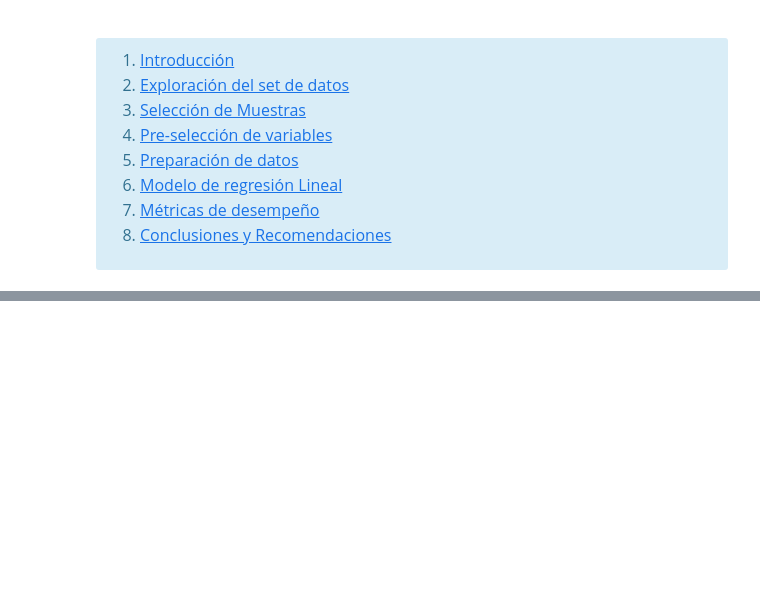
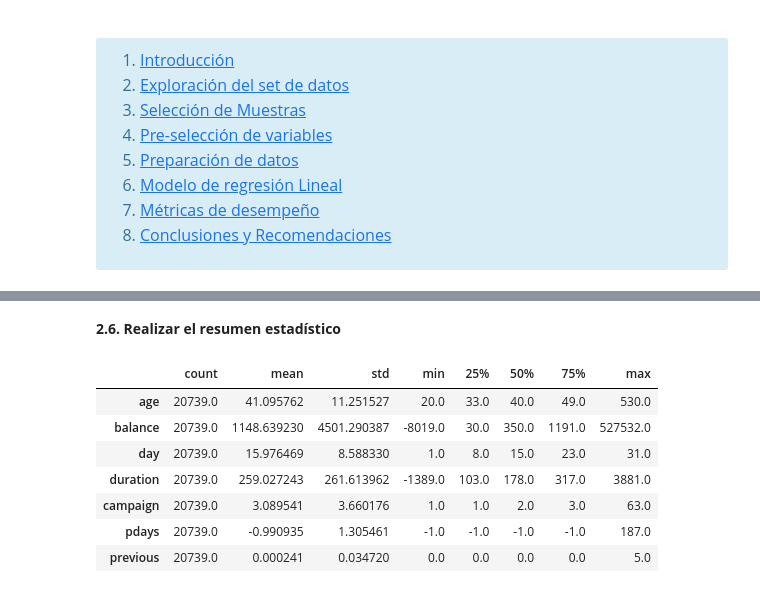
Before and after one commit to linerlander/La-Maldicion-del-Dataset-Perdido, a Jupyter notebook: DMC_Niebla.ipynb, the cells around one changed output, grey strips where cells are left out. Cells and saved outputs as stored; diff of their text form; code cells hidden in the pictures; blank space fills up the shorter version.

```diff
--- a/DMC_Niebla.ipynb
+++ b/DMC_Niebla.ipynb
@@ -43,2 +89,0 @@ df
-# %%
-df =  df.drop_duplicates()
@@ -64,0 +195,13 @@ memory usage: 2.8+ MB
+# %% [markdown]
+**2.6. Realizar el resumen estadístico**
+# %%
+df.describe().transpose()
+# %% [output]
+|  | count | mean | std | min | 25% | 50% | 75% | max |
+| age | 20739.0 | 41.095762 | 11.251527 | 20.0 | 33.0 | 40.0 | 49.0 | 530.0 |
+| balance | 20739.0 | 1148.639230 | 4501.290387 | -8019.0 | 30.0 | 350.0 | 1191.0 | 527532.0 |
+| day | 20739.0 | 15.976469 | 8.588330 | 1.0 | 8.0 | 15.0 | 23.0 | 31.0 |
+| duration | 20739.0 | 259.027243 | 261.613962 | -1389.0 | 103.0 | 178.0 | 317.0 | 3881.0 |
+| campaign | 20739.0 | 3.089541 | 3.660176 | 1.0 | 1.0 | 2.0 | 3.0 | 63.0 |
+| pdays | 20739.0 | -0.990935 | 1.305461 | -1.0 | -1.0 | -1.0 | -1.0 | 187.0 |
+| previous | 20739.0 | 0.000241 | 0.034720 | 0.0 | 0.0 | 0.0 | 0.0 | 5.0 |
```
Also changed, not shown: parts of 54 cells of this notebook, 7 other files.
